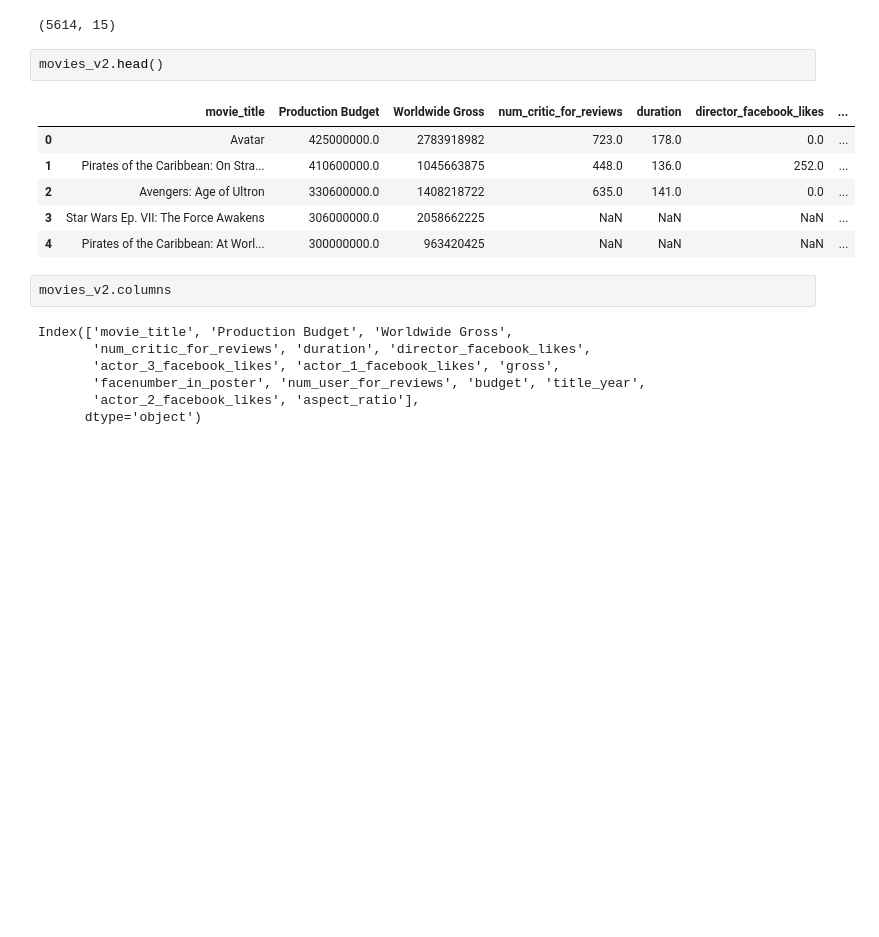
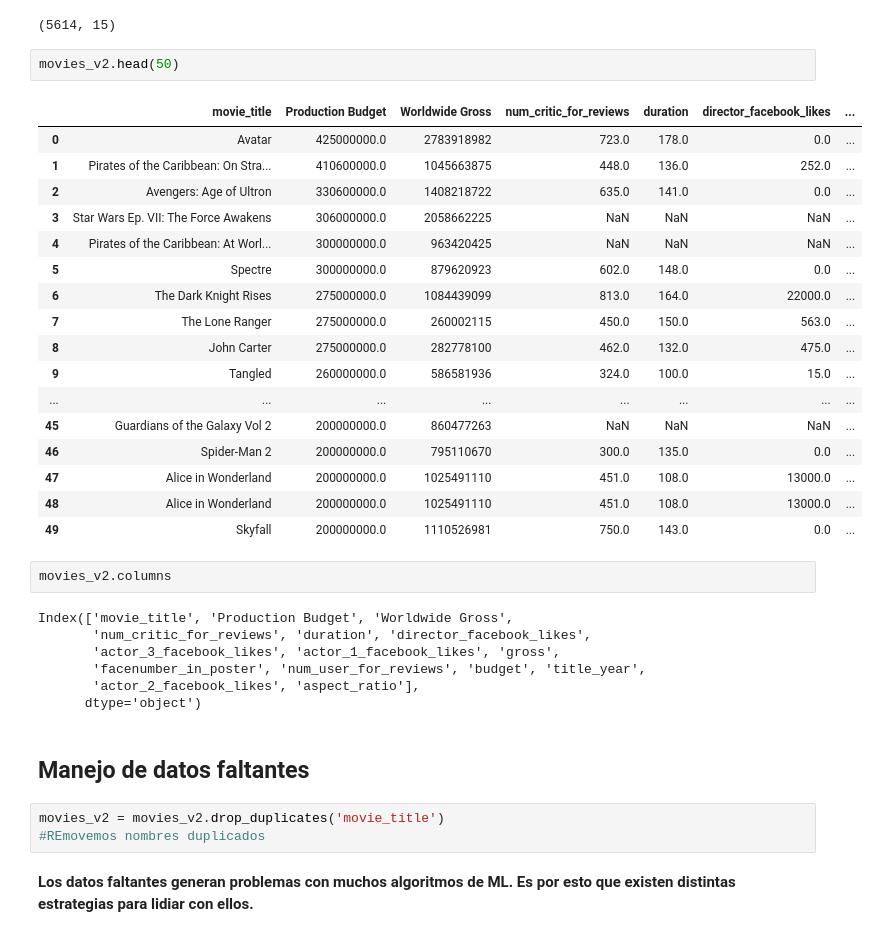
Before and after one commit to WillArevalo/Curso-de-Machine-Learning-Aplicado-con-Python, a Jupyter notebook: 11-12-13-14-15 - Cargar los datos necesarios para el proyecto-Inspección de los tipos de datos.ipynb, the cells around one changed output. Saved outputs shown, nothing was run; the diff lists cells and outputs as text; blank space fills up the shorter version.

```diff
--- a/11-12-13-14 - Cargar los datos necesarios para el proyecto-Inspección de los tipos de datos.ipynb
+++ b/11-12-13-14-15 - Cargar los datos necesarios para el proyecto-Inspección de los tipos de datos.ipynb
@@ -658,14 +658,25 @@ movies_v2.shape
 # %% [output]
 (5614, 15)
 # %%
-movies_v2.head()
+movies_v2.head(50)
 # %% [output]
 |  | movie_title | Production Budget | Worldwide Gross | num_critic_for_reviews | duration | director_facebook_likes | ... |
 | 0 | Avatar | 425000000.0 | 2783918982 | 723.0 | 178.0 | 0.0 | ... |
 | 1 | Pirates of the Caribbean: On Stra... | 410600000.0 | 1045663875 | 448.0 | 136.0 | 252.0 | ... |
 | 2 | Avengers: Age of Ultron | 330600000.0 | 1408218722 | 635.0 | 141.0 | 0.0 | ... |
 | 3 | Star Wars Ep. VII: The Force Awakens | 306000000.0 | 2058662225 | NaN | NaN | NaN | ... |
 | 4 | Pirates of the Caribbean: At Worl... | 300000000.0 | 963420425 | NaN | NaN | NaN | ... |
+| 5 | Spectre | 300000000.0 | 879620923 | 602.0 | 148.0 | 0.0 | ... |
+| 6 | The Dark Knight Rises | 275000000.0 | 1084439099 | 813.0 | 164.0 | 22000.0 | ... |
+| 7 | The Lone Ranger | 275000000.0 | 260002115 | 450.0 | 150.0 | 563.0 | ... |
+| 8 | John Carter | 275000000.0 | 282778100 | 462.0 | 132.0 | 475.0 | ... |
+| 9 | Tangled | 260000000.0 | 586581936 | 324.0 | 100.0 | 15.0 | ... |
+| ... | ... | ... | ... | ... | ... | ... | ... |
+| 45 | Guardians of the Galaxy Vol 2 | 200000000.0 | 860477263 | NaN | NaN | NaN | ... |
+| 46 | Spider-Man 2 | 200000000.0 | 795110670 | 300.0 | 135.0 | 0.0 | ... |
+| 47 | Alice in Wonderland | 200000000.0 | 1025491110 | 451.0 | 108.0 | 13000.0 | ... |
+| 48 | Alice in Wonderland | 200000000.0 | 1025491110 | 451.0 | 108.0 | 13000.0 | ... |
+| 49 | Skyfall | 200000000.0 | 1110526981 | 750.0 | 143.0 | 0.0 | ... |
 # %%
 movies_v2.columns
 # %% [output]
@@ -675,3 +686,10 @@ Index(['movie_title', 'Production Budget', 'Worldwide Gross',
        'facenumber_in_poster', 'num_user_for_reviews', 'budget', 'title_year',
        'actor_2_facebook_likes', 'aspect_ratio'],
       dtype='object')
+# %% [markdown]
+## Manejo de datos faltantes
+# %%
+movies_v2 = movies_v2.drop_duplicates('movie_title')
+#REmovemos nombres duplicados
+# %% [markdown]
+**Los datos faltantes generan problemas con muchos algoritmos de ML. Es por esto que existen distintas estrategias para lidiar con ellos.**
```
Also changed, not shown: parts of 13 cells of this notebook.
